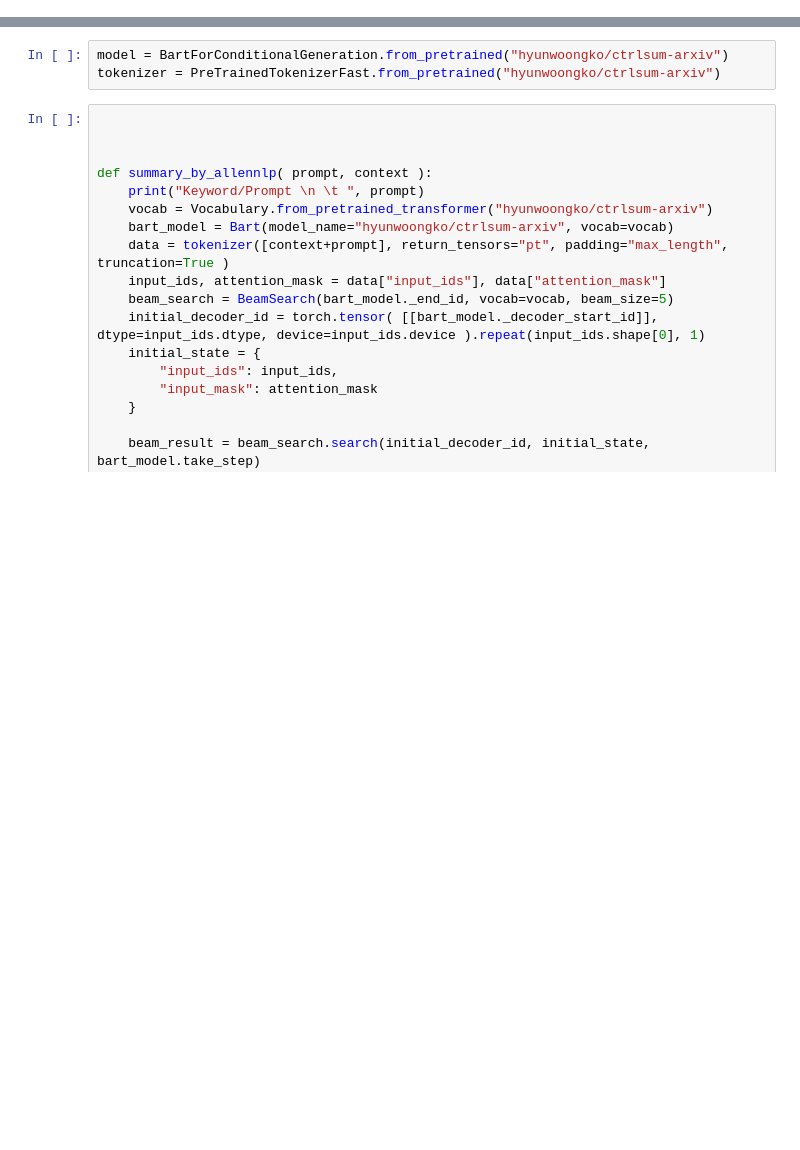
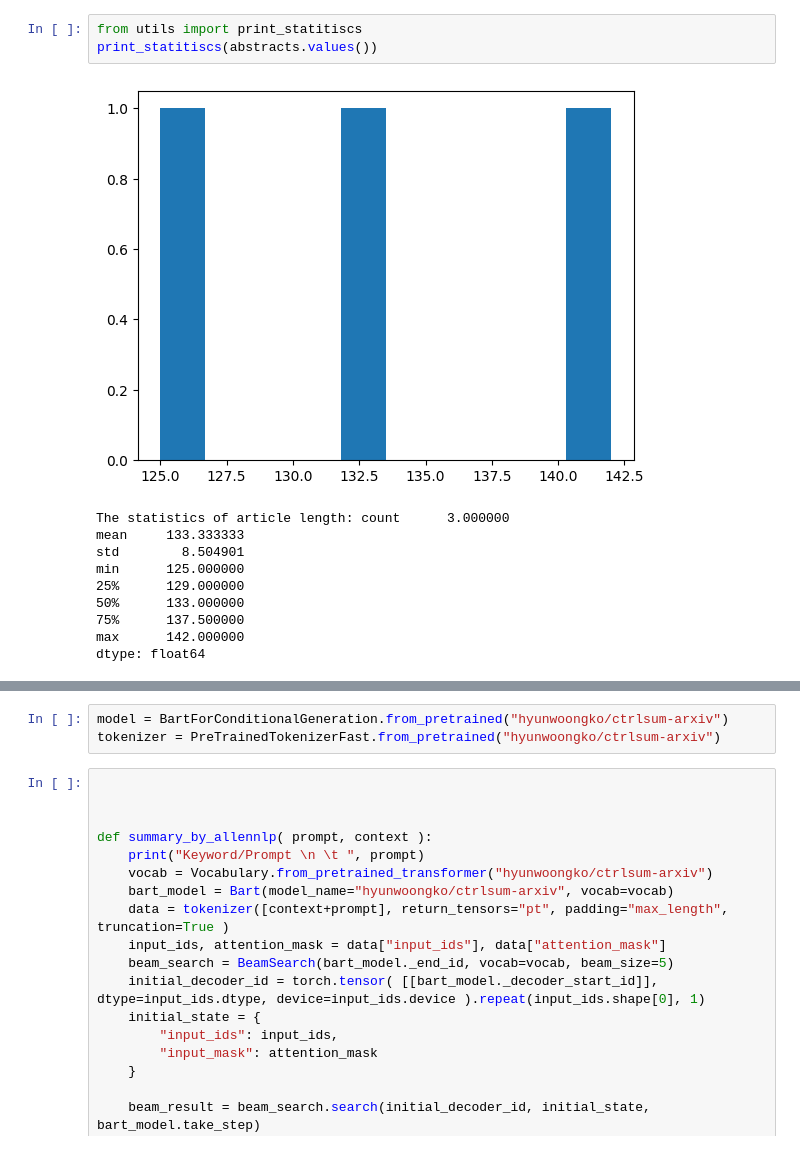
Before and after one commit to xinzhel/text_summary, a Jupyter notebook: ctrlsum_demo.ipynb, the cells around one changed output, grey strips where cells are left out. Drawn from its saved outputs; the diff is of its cells as text; blank space fills up the shorter version.

Commit message:
calc token length

```diff
--- a/ctrlsum_demo.ipynb
+++ b/ctrlsum_demo.ipynb
@@ -67,0 +69,14 @@ BERT advances the state of the art for eleven NLP tasks. The code and pre-traine
+# %%
+from utils import print_statitiscs
+print_statitiscs(abstracts.values())
+# %% [output]
+[figure, added]
+The statistics of article length: count      3.000000
+mean     133.333333
+std        8.504901
+min      125.000000
+25%      129.000000
+50%      133.000000
+75%      137.500000
+max      142.000000
+dtype: float64
```
Also changed, not shown: parts of 3 cells of this notebook, 1 other file.
